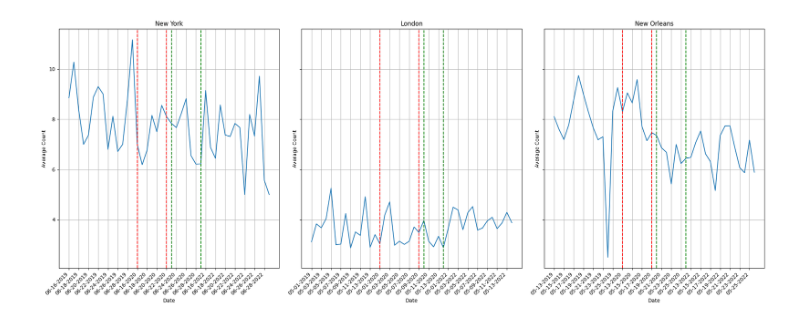
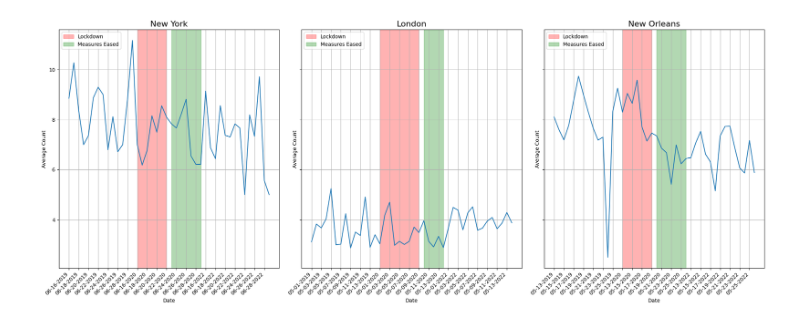
Before and after one commit to Raphaaella/CNN-to-Evaluate-Social-Distancing-Measures, a Jupyter notebook: 01_code/3_Analysis/analysis_count_cnn.ipynb, the cells around one changed output. Drawn from its saved outputs; the diff is of its cells as text; code cells hidden in the pictures.

```diff
--- a/01_code/3_Analysis/analysis_count_cnn.ipynb
+++ b/01_code/3_Analysis/analysis_count_cnn.ipynb
@@ -19,4 +23,5 @@ cuda
 # %%
+# Basic block with two convolutional layers
 class BasicBlock(nn.Module):
     expansion = 1
 
@@ -42,21 +47,24 @@ class BasicBlock(nn.Module):
         out = self.relu(out)
         return out
 
-# Adjust the number of filters
+# Overall CNN model architecture
 class CNN(nn.Module):
     def __init__(self, block, num_blocks, num_classes=1):
         super(CNN, self).__init__()
-        self.in_channels = 32  # Reduce the initial number of channels
+        self.in_channels = 32
 
+        # Initial convolutional layer
         self.conv1 = nn.Conv2d(3, 32, kernel_size=3, stride=1, padding=1, bias=False)
         self.bn1 = nn.BatchNorm2d(32)
         self.relu = nn.ReLU(inplace=True)
 
+        # Stacked layers of basic block with increasing number of filters
         self.layer1 = self._make_layer(block, 32, num_blocks[0], stride=1)
         self.layer2 = self._make_layer(block, 64, num_blocks[1], stride=2)
         self.layer3 = self._make_layer(block, 128, num_blocks[2], stride=2)
         self.layer4 = self._make_layer(block, 256, num_blocks[3], stride=2)
 
+        # Average pooling and fully connected layer
         self.avg_pool = nn.AdaptiveAvgPool2d((1, 1))
         self.fc = nn.Linear(256 * block.expansion, num_classes)
 
@@ -79,13 +87,6 @@ class CNN(nn.Module):
         x = self.fc(x)
         return x
 
-# Instantiate the model
-# cnn_model = CNN(BasicBlock, [2, 2, 2, 2]).to(device)
-cnn_model = CNN(BasicBlock, [3, 4, 6, 3]).to(device)
-
 model_weights_path = "/kaggle/input/deeplearningproject/data_analysis/data_analysis/cnn_model_weights.pth"
 cnn_model.load_state_dict(torch.load(model_weights_path, map_location=torch.device(device)))
-
-# Set the model to evaluation mode
-cnn_model.eval()
 # %% [output]
@@ -252,11 +262,0 @@ for city, path in folder_paths.items():
-# %%
-averages = {}
-
-for city, years in results.items():
-    averages[city] = {}
-    for year, days in years.items():
-        averages[city][year] = {}
-        for day, counts in days.items():
-            avg_count = sum(counts) / len(counts)
-            median_count = np.median(counts)
-            averages[city][year][day] = avg_count
@@ -275,37 +277,36 @@ fig, axs = plt.subplots(1, 3, figsize=(20, 8), sharex=False, sharey=True)
 
 cities = ['New York', 'London', 'New Orleans']
 
 lockdown_first_date = {"London": "05-01-2020",
                     "New York": "06-16-2020",
                     "New Orleans": "05-13-2020"}
 lockdown_last_date = {"London": "05-09-2020",
                    "New York": "06-22-2020",
                    "New Orleans": "05-19-2020"}
 lockdowneasing_first_date = {"London": "05-10-2020",
                            "New York": "06-23-2020",
                            "New Orleans": "05-20-2020"}
 lockdowneasing_last_date = {"London": "05-14-2020",
                            "New York": "06-29-2020",
                            "New Orleans": "05-26-2020"}
 
 for i, city in enumerate(cities):
     city_data = [(date, avg_count) for c, date, avg_count in data if c == city]
 
     if city_data:
         dates, counts = zip(*city_data)
-        axs[i].plot(dates, counts, label=city)
-        axs[i].set_title(f'{city}')
+        axs[i].plot(dates, counts)
+        axs[i].set_title(f'{city}', fontsize=16)
         axs[i].set_xlabel('Date')
         axs[i].set_ylabel('Average Count')
         axs[i].grid(True)
         axs[i].set_xticks(dates[::len(dates)//21])
         plt.setp(axs[i].xaxis.get_majorticklabels(), rotation=45, ha='right')
-        axs[i].axvline(x=lockdown_first_date[city], color="red", linestyle="--")
-        axs[i].axvline(x=lockdown_last_date[city], color="red", linestyle="--")
-        axs[i].axvline(x=lockdowneasing_first_date[city], color="green", linestyle="--")
-        axs[i].axvline(x=lockdowneasing_last_date[city], color="green", linestyle="--")
+        axs[i].axvspan(lockdown_first_date[city], lockdown_last_date[city], color="red", alpha=0.3, label="Lockdown")
+        axs[i].axvspan(lockdowneasing_first_date[city], lockdowneasing_last_date[city], color="green", alpha=0.3, label="Measures Eased")
+        axs[i].legend(loc='upper left')
 
 plt.tight_layout()
 plt.show()
 # %% [output]
-[figure, old version]
+[figure, new version]
```
Also changed, not shown: parts of 10 cells of this notebook.
